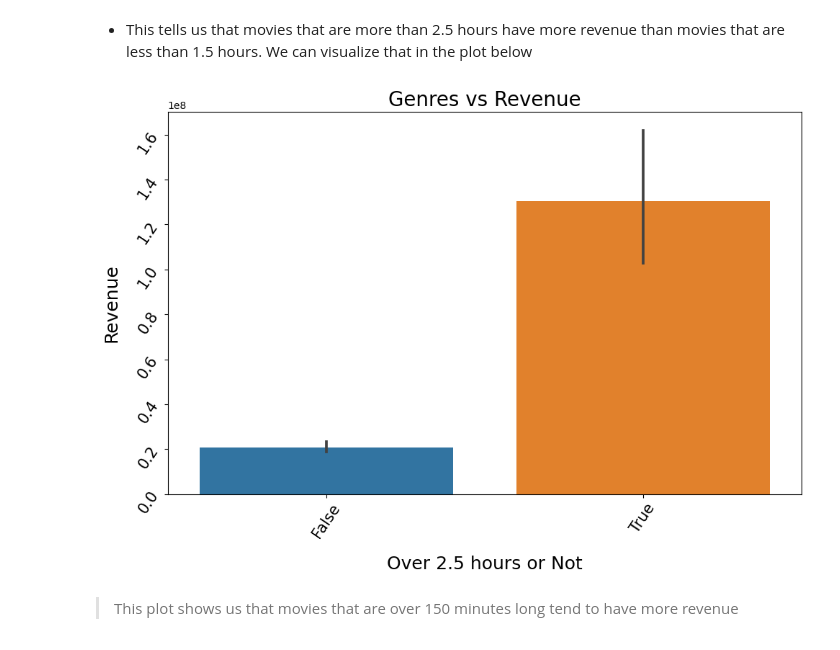
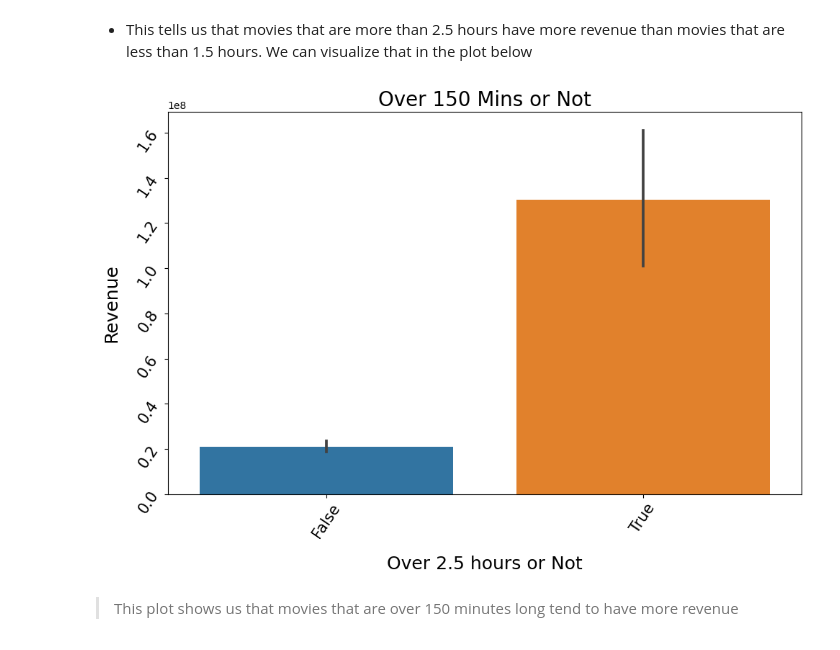
Before and after one commit to rvtovar/movie_analysis, a Jupyter notebook: Hypothesis Testing.ipynb, the cells around one changed output. Drawn from its saved outputs; the diff is of its cells as text; code cells hidden in the pictures.

```diff
--- a/Hypothesis Testing.ipynb
+++ b/Hypothesis Testing.ipynb
@@ -453,13 +453,13 @@ plot_df = pd.concat([non_long_df[~non_long_outliers], long_df[~long_outleirs]])
 # %%
 fig, ax = plt.subplots(figsize=(10,7))
 sns.barplot(data=plot_df, x='over150Min', y='revenue',ax=ax)
 ax.set_xlabel("Over 2.5 hours or Not", fontsize=18,labelpad=15)
 ax.set_ylabel("Revenue", fontsize=18,labelpad=15)
-ax.set_title('Genres vs Revenue', fontsize=20)
+ax.set_title('Over 150 Mins or Not', fontsize=20)
 ax.tick_params(axis = 'both', which = 'major', labelsize = 15, rotation=56)
 plt.tight_layout()
 # %% [output]
-[figure, old version]
+[figure, new version]
 # %% [markdown]
 > This plot shows us that movies that are over 150 minutes long tend to have more revenue
 # %% [markdown]
```
Also changed, not shown: parts of 1 cell of this notebook, 4 other files.
